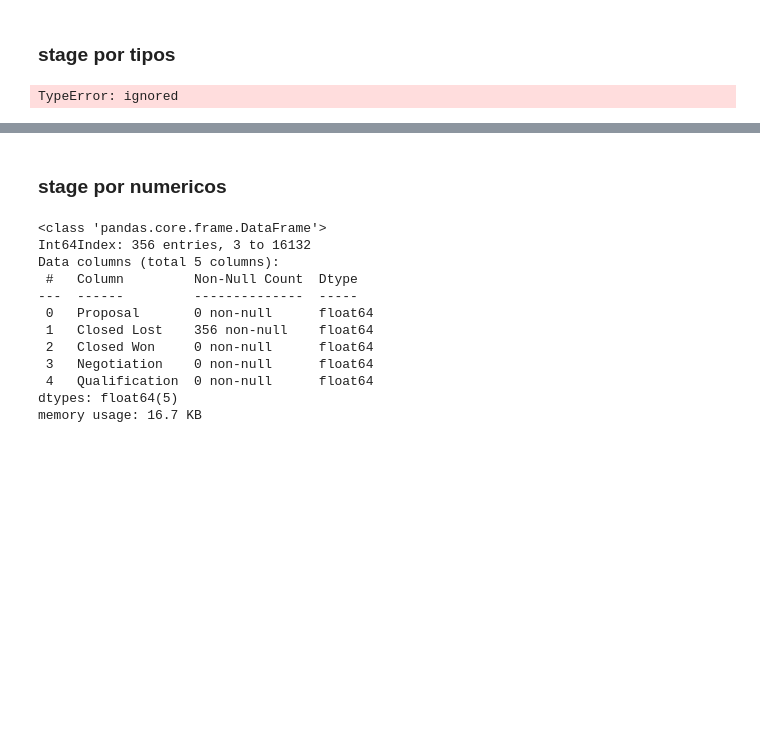
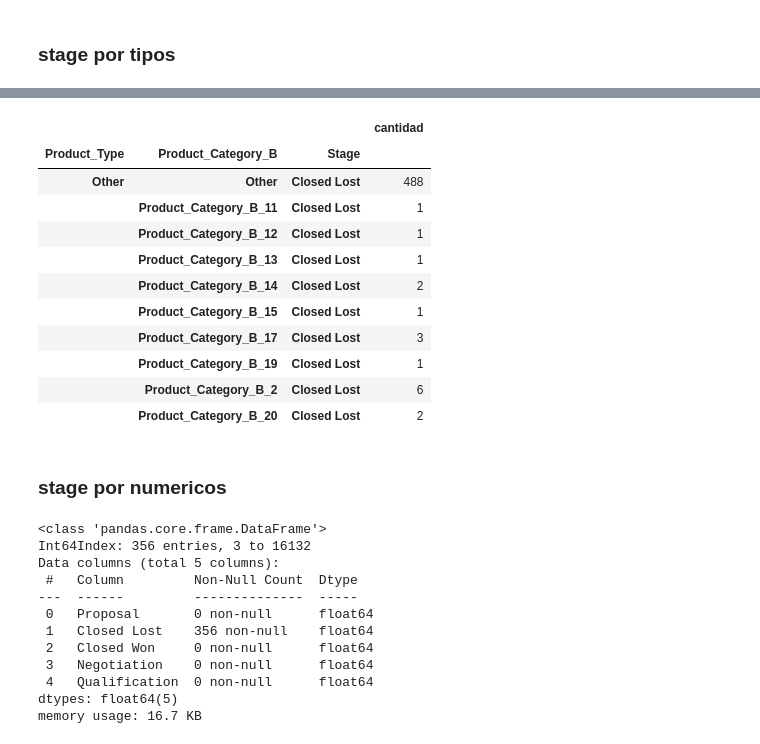
Before and after one commit to GIBelletti/TP1-datos, a Jupyter notebook: TP1.ipynb, the cells around one changed output, grey strips where cells are left out. Saved outputs shown, nothing was run; the diff lists cells and outputs as text; code cells hidden in the pictures; blank space fills up the shorter version.

```diff
--- a/TP1.ipynb
+++ b/TP1.ipynb
@@ -633,8 +667,9 @@ def graficoCategoricoEnArbol(df):#FALLA REVISAR
 # %%
 categoria = ['Product_Type','Product_Category_B']
 data = categorias(entrenamiento,categoria)
-data = data.reset_index()
+#data = data.reset_index()
+data = data[np.in1d(data.index.get_level_values(0), ['None', None],invert=True)]
+data = data[np.in1d(data.index.get_level_values(1), ['None', None],invert=True)]
 graficoCategoricoEnArbol(data)
 data.head(10)
 # %% [output]
-TypeError: ignored
@@ -641,3 +677,15 @@ TypeError: ignored
+|  |  |  | cantidad |
+| Product_Type | Product_Category_B | Stage |  |
+| Other | Other | Closed Lost | 488 |
+|  | Product_Category_B_11 | Closed Lost | 1 |
+|  | Product_Category_B_12 | Closed Lost | 1 |
+|  | Product_Category_B_13 | Closed Lost | 1 |
+|  | Product_Category_B_14 | Closed Lost | 2 |
+|  | Product_Category_B_15 | Closed Lost | 1 |
+|  | Product_Category_B_17 | Closed Lost | 3 |
+|  | Product_Category_B_19 | Closed Lost | 1 |
+|  | Product_Category_B_2 | Closed Lost | 6 |
+|  | Product_Category_B_20 | Closed Lost | 2 |
 # %% [markdown]
 ### stage por numericos
 # %%
```
Also changed, not shown: parts of 21 cells of this notebook.
